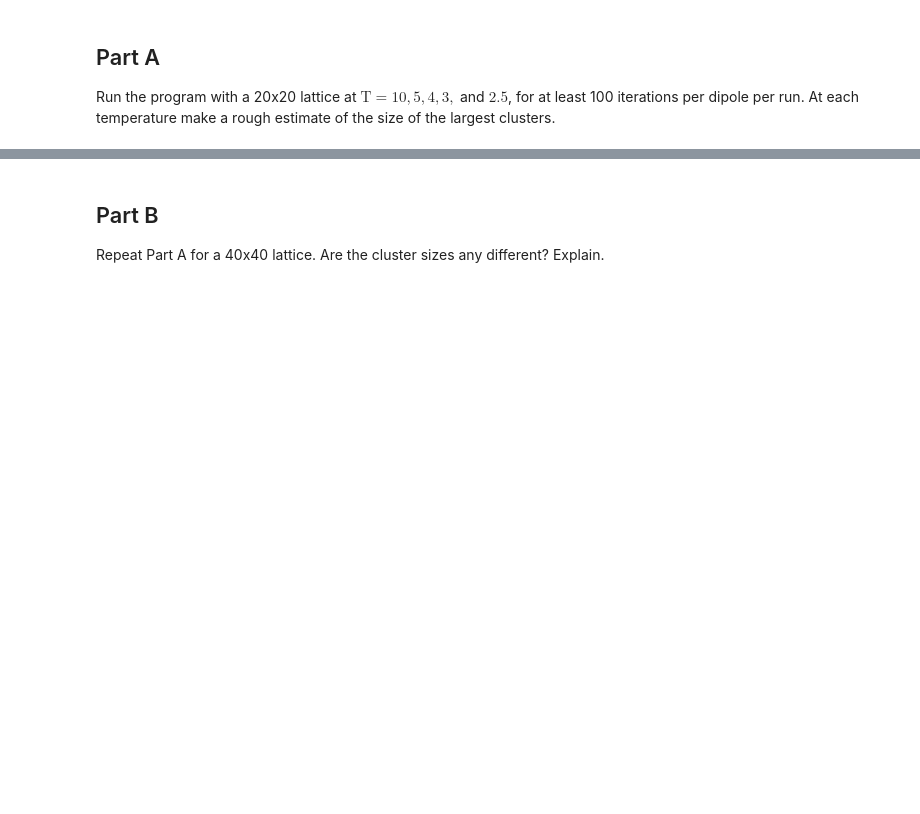
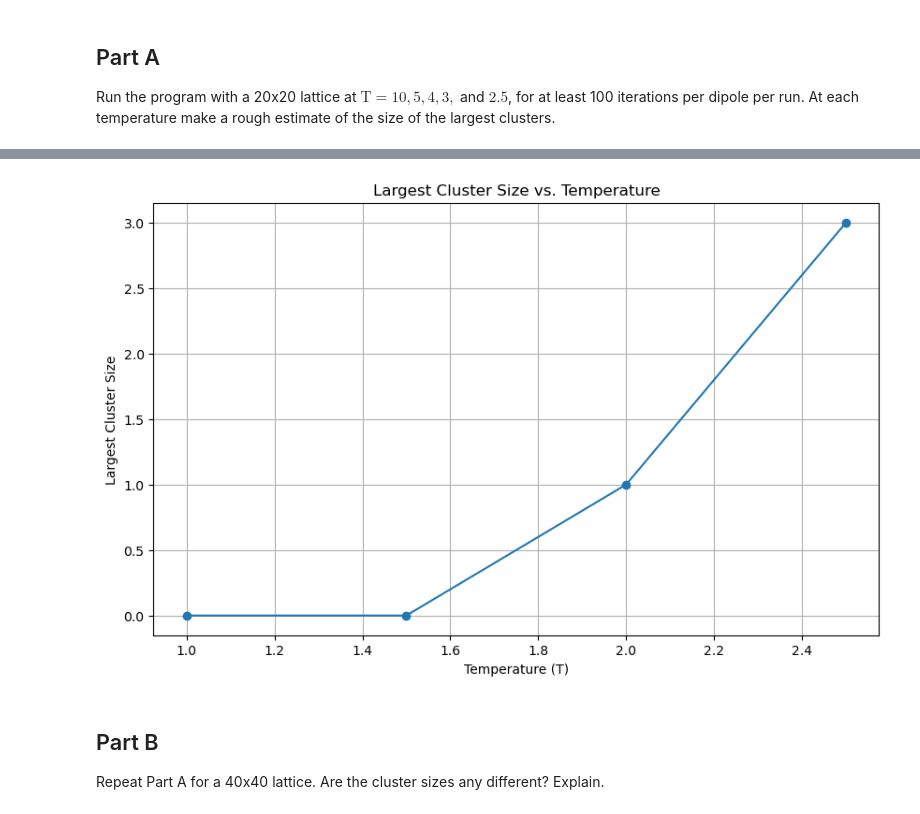
Before and after one commit to bfencill/140A-Ising-model-Project, a Jupyter notebook: Code/question8-26.ipynb, the cells around one changed output, grey strips where cells are left out. Cells and saved outputs as stored; diff of their text form; code cells hidden in the pictures; blank space fills up the shorter version.

```diff
--- a/Code/question8-26.ipynb
+++ b/Code/question8-26.ipynb
@@ -29,3 +29,12 @@ Temperature: 2.5, Largest Cluster Size: 3
+# %%
+from HelperFunctions import  Plot_Largest_Cluster_Size
+
+temperatures = [2.5, 2.0, 1.5, 1.0]
+steps_per_temperature = 10000
+temperature_cluster_sizes = Calculate_Cluster_Size_vs_Temperature(lattice_size, temperatures, steps_per_temperature, B_field)
+Plot_Largest_Cluster_Size(temperature_cluster_sizes, 'Largest Cluster Size vs. Temperature')
+# %% [output]
+[figure, added]
 # %% [markdown]
 ## Part B
 
```
Also changed, not shown: parts of 9 cells of this notebook, 17 other files.
